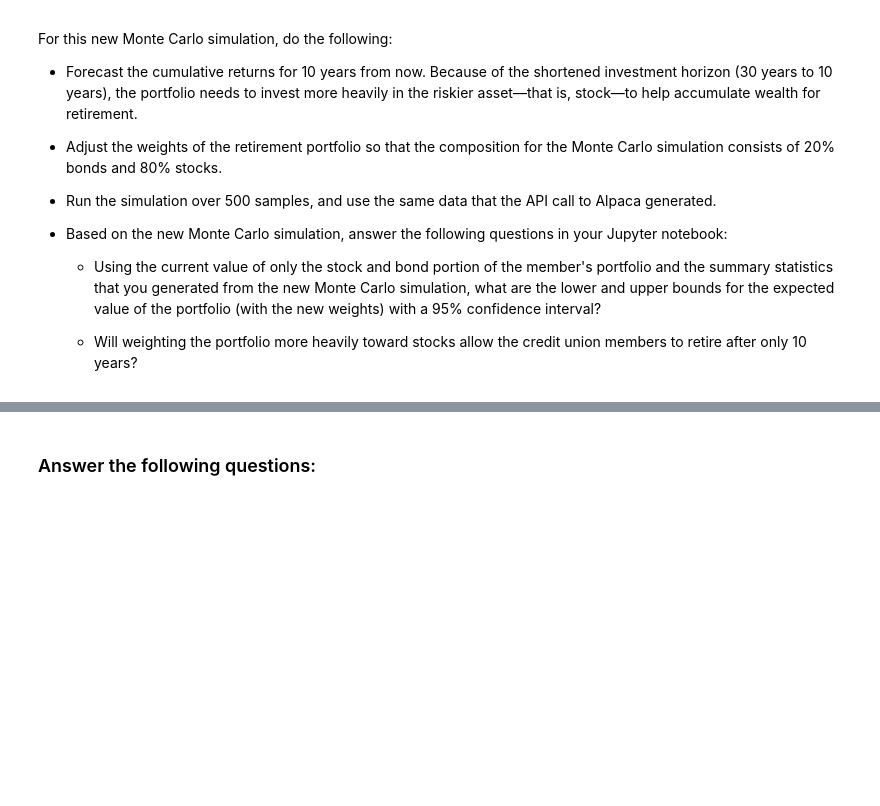
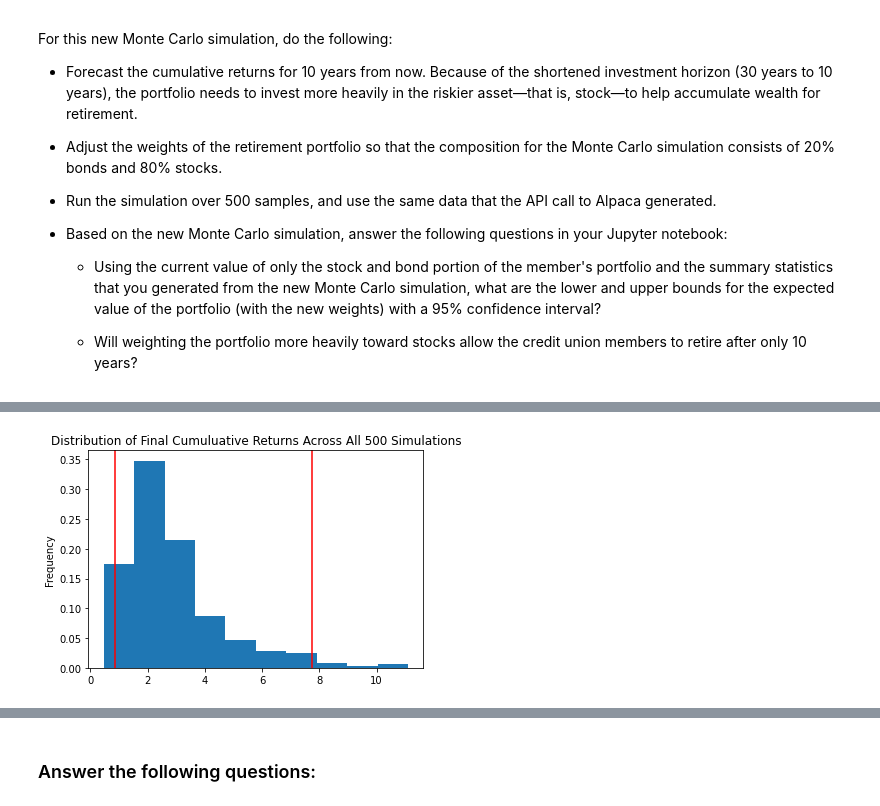
Before and after one commit to smruthid/FinancialAnalysisPlanner, a Jupyter notebook: financial_planning_tools.ipynb, the cells around one changed output, grey strips where cells are left out. Cells and saved outputs as stored; diff of their text form; code cells hidden in the pictures; blank space fills up the shorter version.

```diff
--- a/financial_planning_tools.ipynb
+++ b/financial_planning_tools.ipynb
@@ -525,7 +653,9 @@ For this new Monte Carlo simulation, do the following:
 # %%
 # Visualize the probability distribution of the 10-year Monte Carlo simulation
 # by plotting a histogram
-# YOUR CODE HERE
+MC_tenyear_distribution = MC_tenyear.plot_distribution()
+# %% [output]
+[figure, added]
 # %%
 # Generate summary statistics from the 10-year Monte Carlo simulation results
 # Save the results as a variable
```
Also changed, not shown: parts of 26 cells of this notebook.
